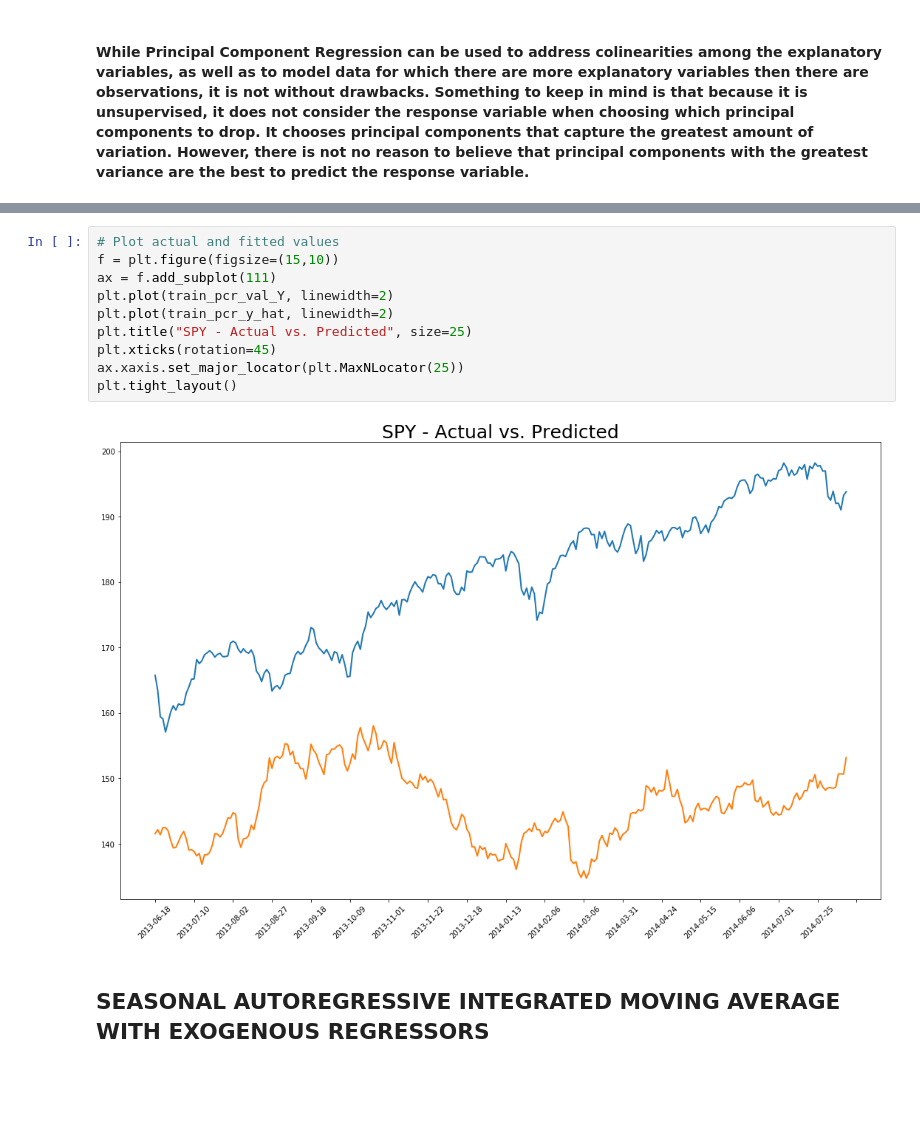
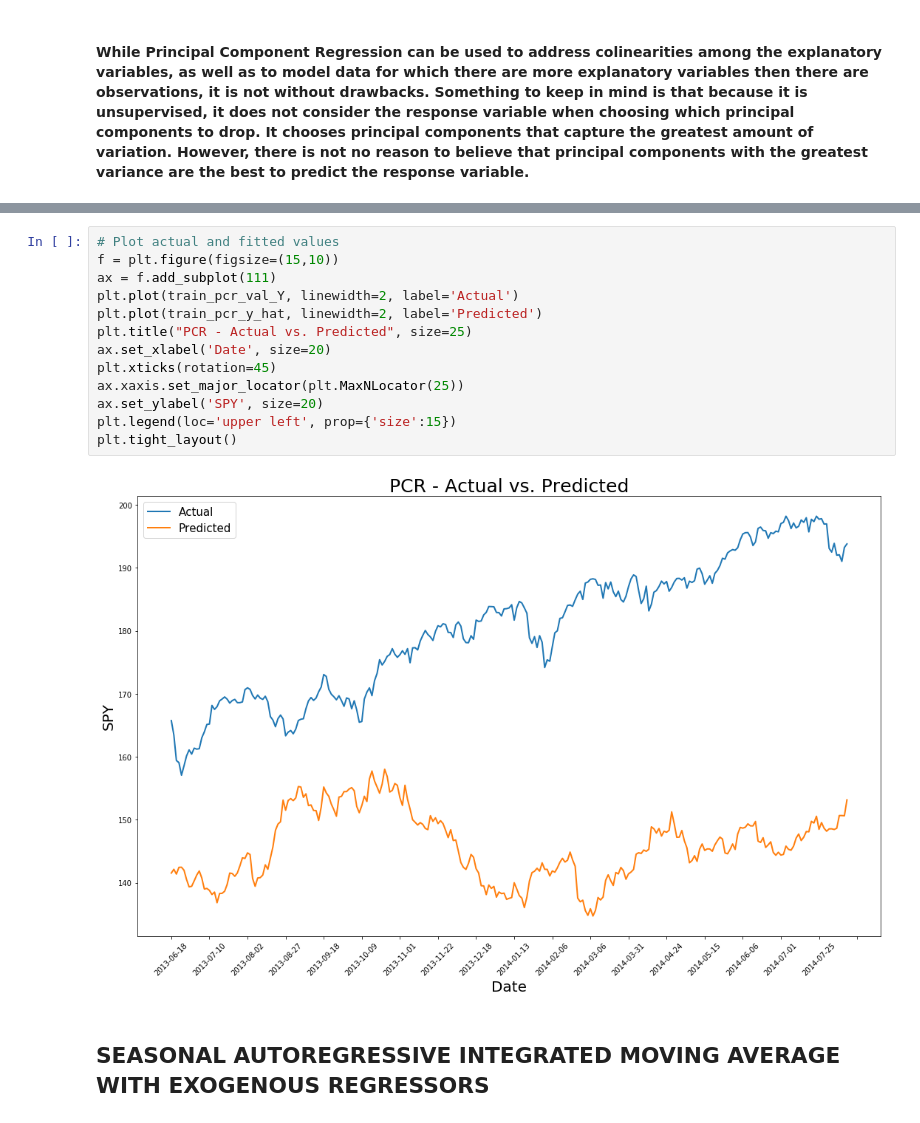
Before and after one commit to justinbosscher/SPY_model, a Jupyter notebook: SPY_model.ipynb, the cells around one changed output, grey strips where cells are left out. Drawn from its saved outputs; the diff is of its cells as text; blank space fills up the shorter version.

```diff
--- a/SPY_model.ipynb
+++ b/SPY_model.ipynb
@@ -960,15 +981,18 @@ Text(0, 0.5, 'Residuals')
 # %%
 # Plot actual and fitted values
 f = plt.figure(figsize=(15,10))
 ax = f.add_subplot(111)
-plt.plot(train_pcr_val_Y, linewidth=2)
-plt.plot(train_pcr_y_hat, linewidth=2)
-plt.title("SPY - Actual vs. Predicted", size=25)
+plt.plot(train_pcr_val_Y, linewidth=2, label='Actual')
+plt.plot(train_pcr_y_hat, linewidth=2, label='Predicted')
+plt.title("PCR - Actual vs. Predicted", size=25)
+ax.set_xlabel('Date', size=20)
 plt.xticks(rotation=45)
 ax.xaxis.set_major_locator(plt.MaxNLocator(25))
+ax.set_ylabel('SPY', size=20)
+plt.legend(loc='upper left', prop={'size':15})
 plt.tight_layout()
 # %% [output]
-[figure, old version]
+[figure, new version]
 # %% [markdown]
 ## SEASONAL AUTOREGRESSIVE INTEGRATED MOVING AVERAGE WITH EXOGENOUS REGRESSORS
 # %% [markdown]
```
Also changed, not shown: parts of 19 cells of this notebook.
